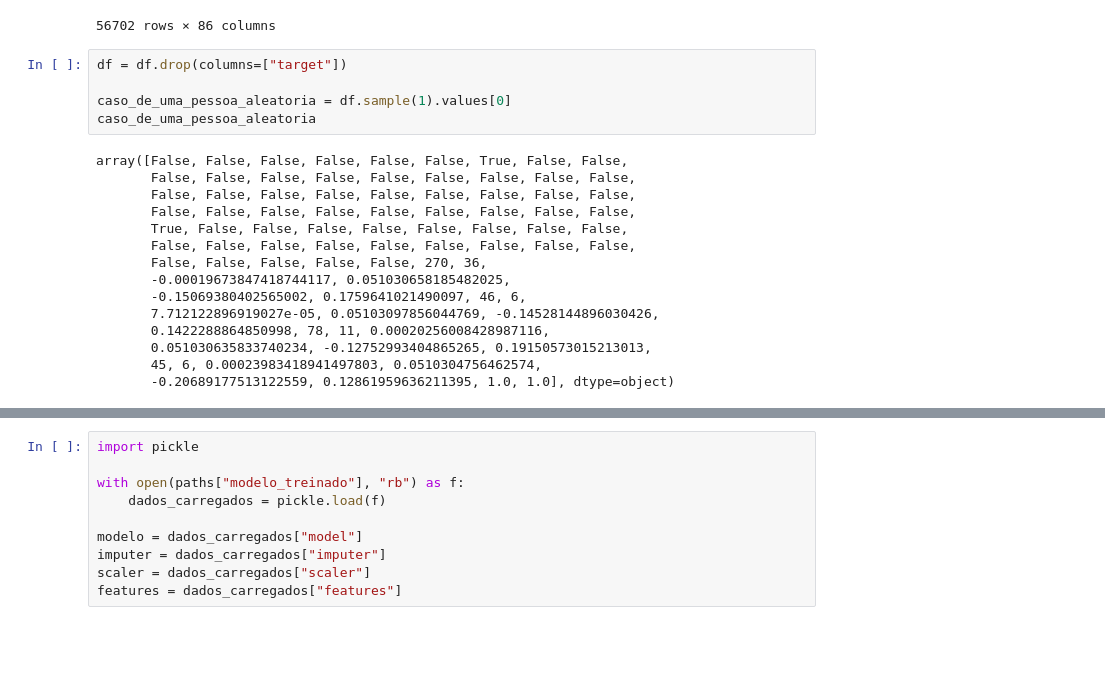
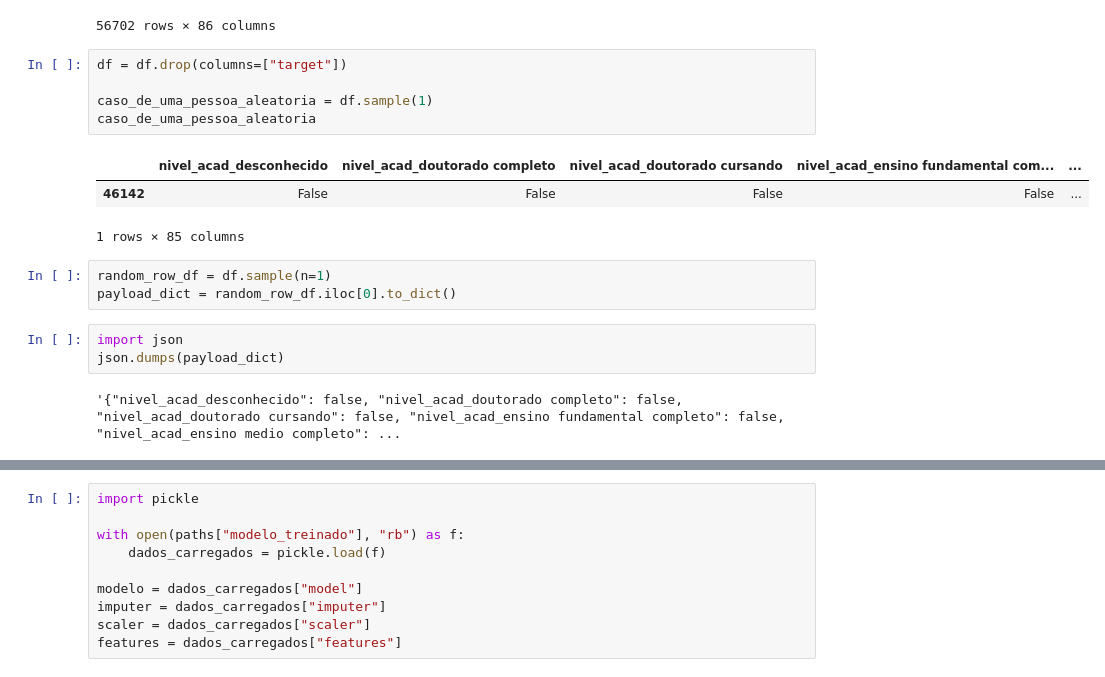
Before and after one commit to felipbizz/datathon-mle, a Jupyter notebook: notebooks/02_simulação_inferencia.ipynb, the cells around one changed output, grey strips where cells are left out. Saved outputs shown, nothing was run; the diff lists cells and outputs as text; blank space fills up the shorter version.

```diff
--- a/notebooks/04_simulação_inferencia.ipynb
+++ b/notebooks/02_simulação_inferencia.ipynb
@@ -29,20 +100,17 @@ df
 # %%
 df = df.drop(columns=["target"])
 
-caso_de_uma_pessoa_aleatoria = df.sample(1).values[0]
+caso_de_uma_pessoa_aleatoria = df.sample(1)
 caso_de_uma_pessoa_aleatoria
 # %% [output]
+|  | nivel_acad_desconhecido | nivel_acad_doutorado completo | nivel_acad_doutorado cursando | nivel_acad_ensino fundamental com... | ... |
+| 46142 | False | False | False | False | ... |
-array([False, False, False, False, False, False, True, False, False,
-       False, False, False, False, False, False, False, False, False,
-       False, False, False, False, False, False, False, False, False,
-       False, False, False, False, False, False, False, False, False,
-       True, False, False, False, False, False, False, False, False,
-       False, False, False, False, False, False, False, False, False,
-       False, False, False, False, False, 270, 36,
-       -0.00019673847418744117, 0.051030658185482025,
-       -0.15069380402565002, 0.1759641021490097, 46, 6,
-       7.712122896919027e-05, 0.05103097856044769, -0.14528144896030426,
-       0.1422288864850998, 78, 11, 0.00020256008428987116,
-       0.051030635833740234, -0.12752993404865265, 0.19150573015213013,
-       45, 6, 0.00023983418941497803, 0.0510304756462574,
-       -0.20689177513122559, 0.12861959636211395, 1.0, 1.0], dtype=object)
+1 rows × 85 columns
+# %%
+random_row_df = df.sample(n=1)
+payload_dict = random_row_df.iloc[0].to_dict()
+# %%
+import json
+json.dumps(payload_dict)
+# %% [output]
+'{"nivel_acad_desconhecido": false, "nivel_acad_doutorado completo": false, "nivel_acad_doutorado cursando": false, "nivel_acad_ensino fundamental completo": false, "nivel_acad_ensino medio completo": ...
```
Also changed, not shown: parts of 16 cells of this notebook, 2 other files.
